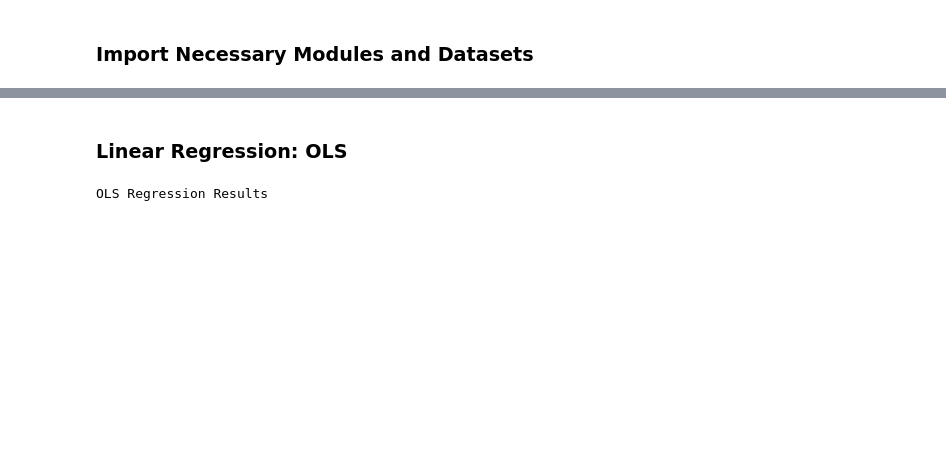
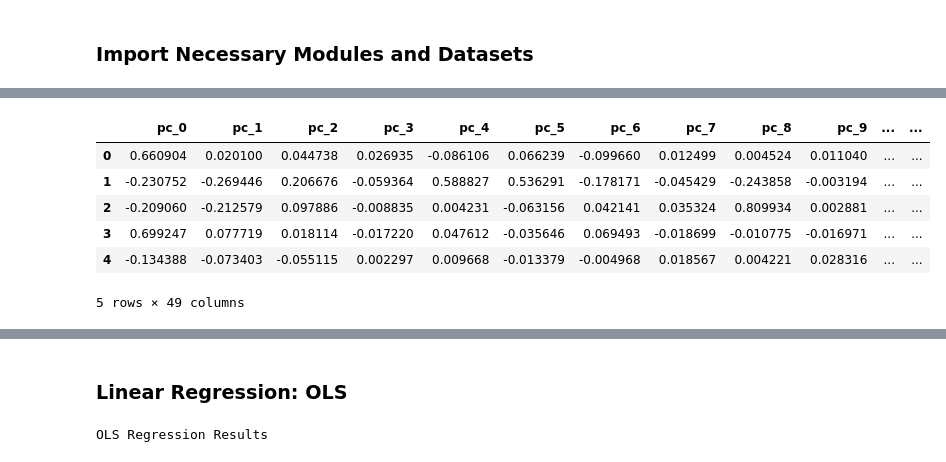
Before and after one commit to jonahwinninghoff/Causal-Analysis-Nursing-Home, a Jupyter notebook: Modeling/Predictive Modeling.ipynb, the cells around one changed output, grey strips where cells are left out. Saved outputs shown, nothing was run; the diff lists cells and outputs as text; code cells hidden in the pictures; blank space fills up the shorter version.

```diff
--- a/Modeling/Predictive Modeling.ipynb
+++ b/Modeling/Predictive Modeling.ipynb
@@ -95,0 +116,10 @@ file.close()
+# %%
+display(X_train.head())
+# %% [output]
+|  | pc_0 | pc_1 | pc_2 | pc_3 | pc_4 | pc_5 | pc_6 | pc_7 | pc_8 | pc_9 | ... | ... |
+| 0 | 0.660904 | 0.020100 | 0.044738 | 0.026935 | -0.086106 | 0.066239 | -0.099660 | 0.012499 | 0.004524 | 0.011040 | ... | ... |
+| 1 | -0.230752 | -0.269446 | 0.206676 | -0.059364 | 0.588827 | 0.536291 | -0.178171 | -0.045429 | -0.243858 | -0.003194 | ... | ... |
+| 2 | -0.209060 | -0.212579 | 0.097886 | -0.008835 | 0.004231 | -0.063156 | 0.042141 | 0.035324 | 0.809934 | 0.002881 | ... | ... |
+| 3 | 0.699247 | 0.077719 | 0.018114 | -0.017220 | 0.047612 | -0.035646 | 0.069493 | -0.018699 | -0.010775 | -0.016971 | ... | ... |
+| 4 | -0.134388 | -0.073403 | -0.055115 | 0.002297 | 0.009668 | -0.013379 | -0.004968 | 0.018567 | 0.004221 | 0.028316 | ... | ... |
+5 rows × 49 columns
```
Also changed, not shown: parts of 38 cells of this notebook.
